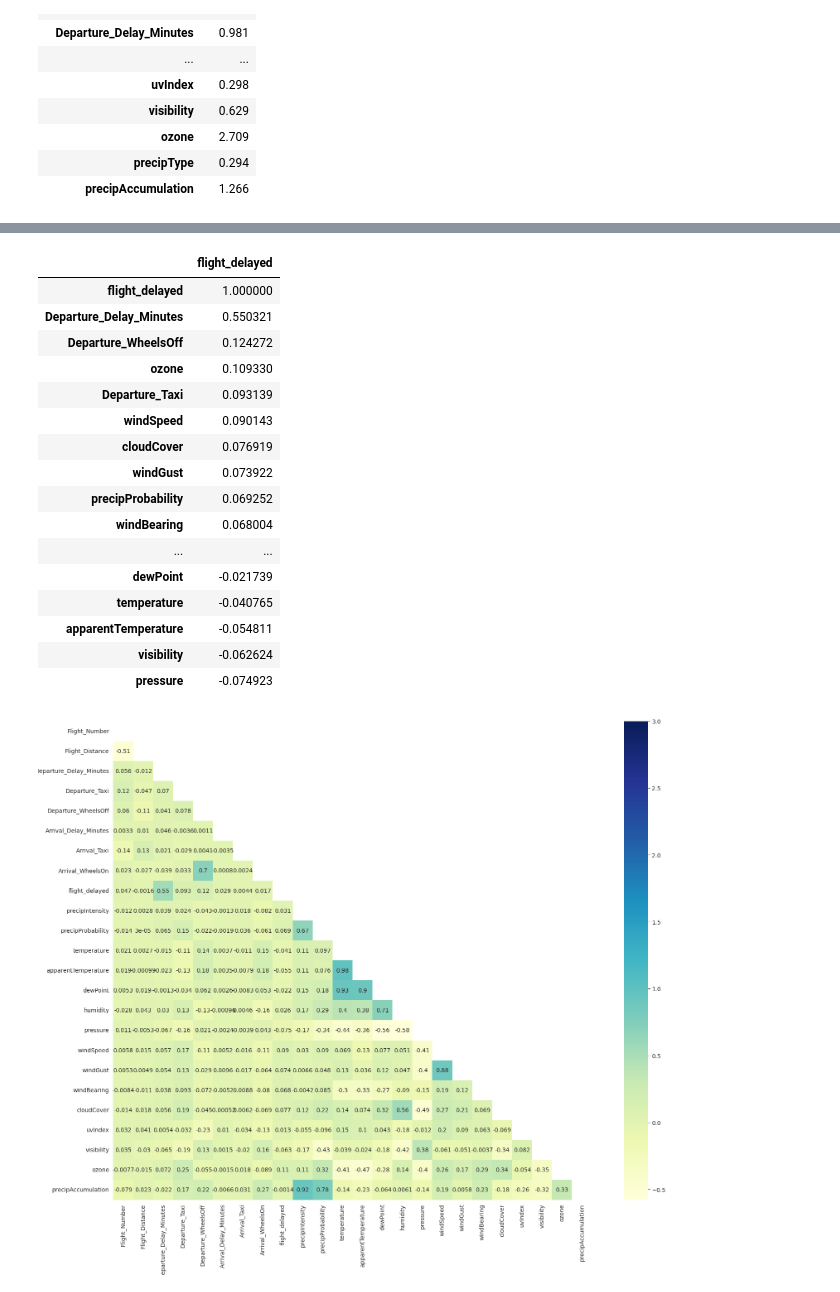
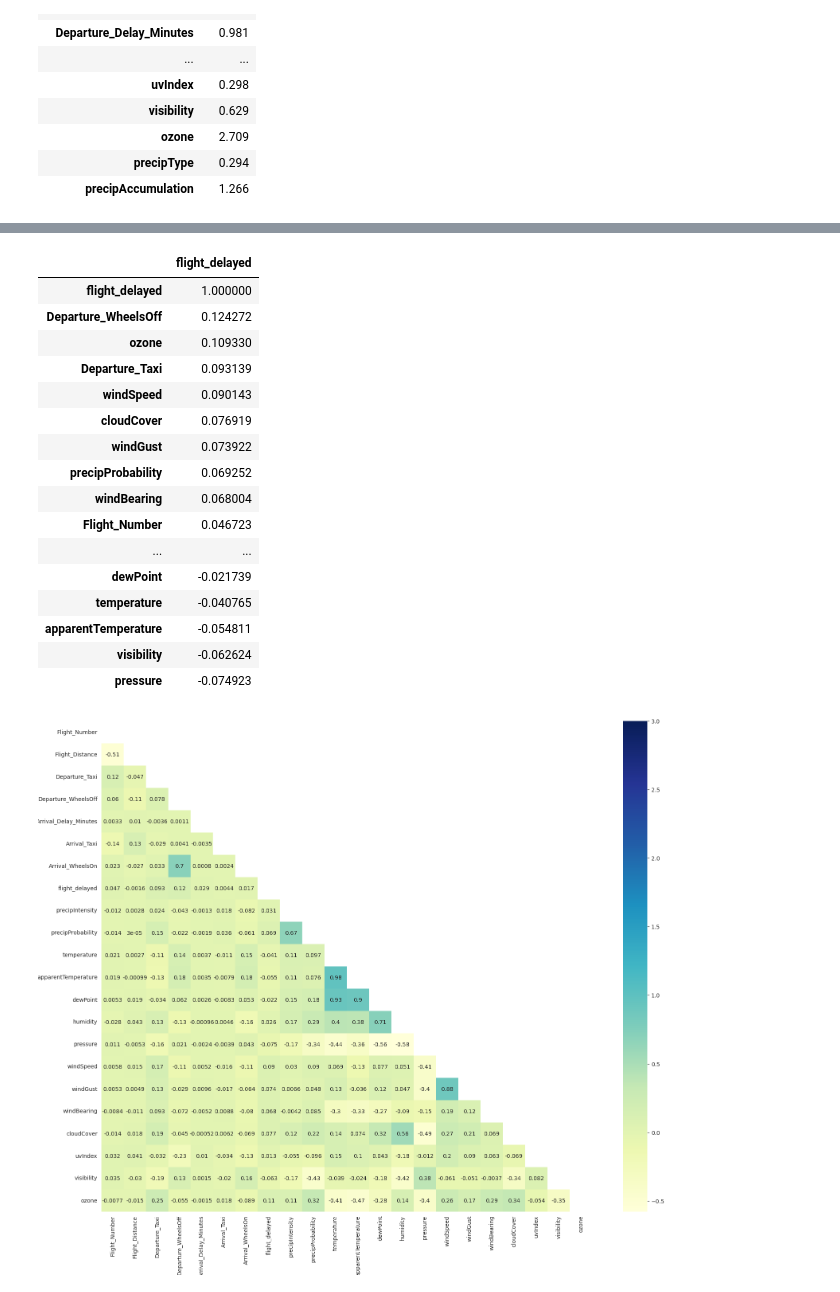
Before and after one commit to factorwonk/bain_flight_delay, a Jupyter notebook: flight_delay_weather.ipynb, the cells around one changed output, grey strips where cells are left out. Saved outputs shown, nothing was run; the diff lists cells and outputs as text; code cells hidden in the pictures.

```diff
--- a/flight_delay_weather.ipynb
+++ b/flight_delay_weather.ipynb
@@ -648,3 +661,9 @@ feature_entropy(hix_merged_dep_wthr_df)
 | ozone | 2.709 |
 | precipType | 0.294 |
 | precipAccumulation | 1.266 |
+# %%
+# Let us remove features which have 75%+ missing values
+missing_features = ['Delay_Reason','precipType','precipAccumulation']
+hix_merged_dep_wthr_df2 = hix_merged_dep_wthr_df.copy()
+hix_merged_dep_wthr_df2.drop(missing_features, axis=1, inplace=True)
+hix_merged_dep_wthr_df2.head()
@@ -651,11 +677,11 @@ feature_entropy(hix_merged_dep_wthr_df)
 # %%
-corrmat = hix_merged_dep_wthr_df.corr()
+# Let's create the correlation matarix but skip adding Departure_Delay_Minutes since this is used to calculate whether a flight is delayed or not.
+corrmat = hix_merged_dep_wthr_df2.drop('Departure_Delay_Minutes', axis=1).corr()
 series_corr = corrmat['flight_delayed'].sort_values(ascending=False).to_frame()
 series_corr.style.background_gradient(cmap=sns.light_palette("seagreen", as_cmap=True))
 # %% [output]
 |  | flight_delayed |
 | flight_delayed | 1.000000 |
-| Departure_Delay_Minutes | 0.550321 |
 | Departure_WheelsOff | 0.124272 |
 | ozone | 0.109330 |
 | Departure_Taxi | 0.093139 |
@@ -664,6 +690,7 @@ series_corr.style.background_gradient(cmap=sns.light_palette("seagreen", as_cmap
 | windGust | 0.073922 |
 | precipProbability | 0.069252 |
 | windBearing | 0.068004 |
+| Flight_Number | 0.046723 |
 | ... | ... |
 | dewPoint | -0.021739 |
 | temperature | -0.040765 |
@@ -673,8 +700,8 @@ series_corr.style.background_gradient(cmap=sns.light_palette("seagreen", as_cmap
 # %%
 mask = np.zeros_like(corrmat)
 mask[np.triu_indices_from(mask)] = True
 with sns.axes_style("white"):
-    f, ax = plt.subplots(figsize=(20,15))
+    f, ax = plt.subplots(figsize=(20,16))
     ax = sns.heatmap(corrmat, mask=mask, vmax=3, square=True, annot=True, cmap="YlGnBu")
 # %% [output]
-[figure, old version]
+[figure, new version]
```
Also changed, not shown: parts of 9 cells of this notebook.
